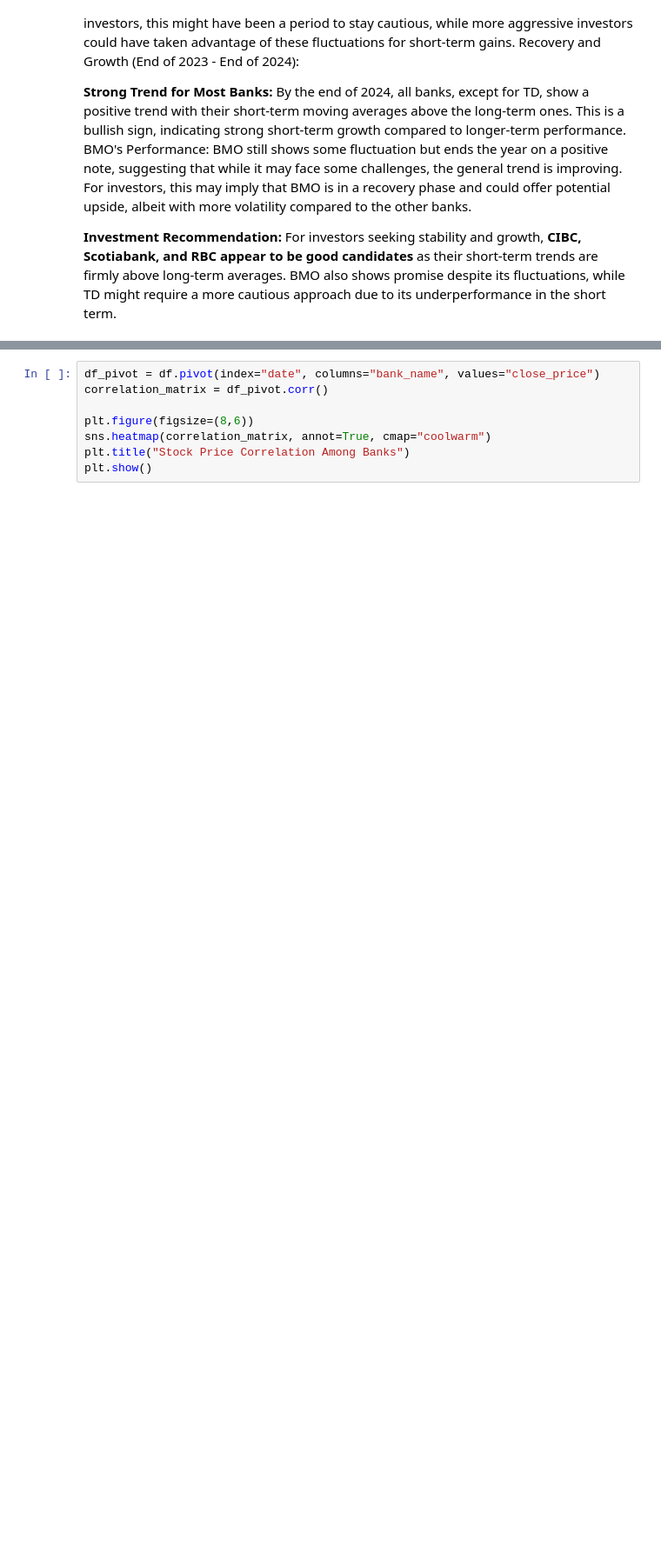
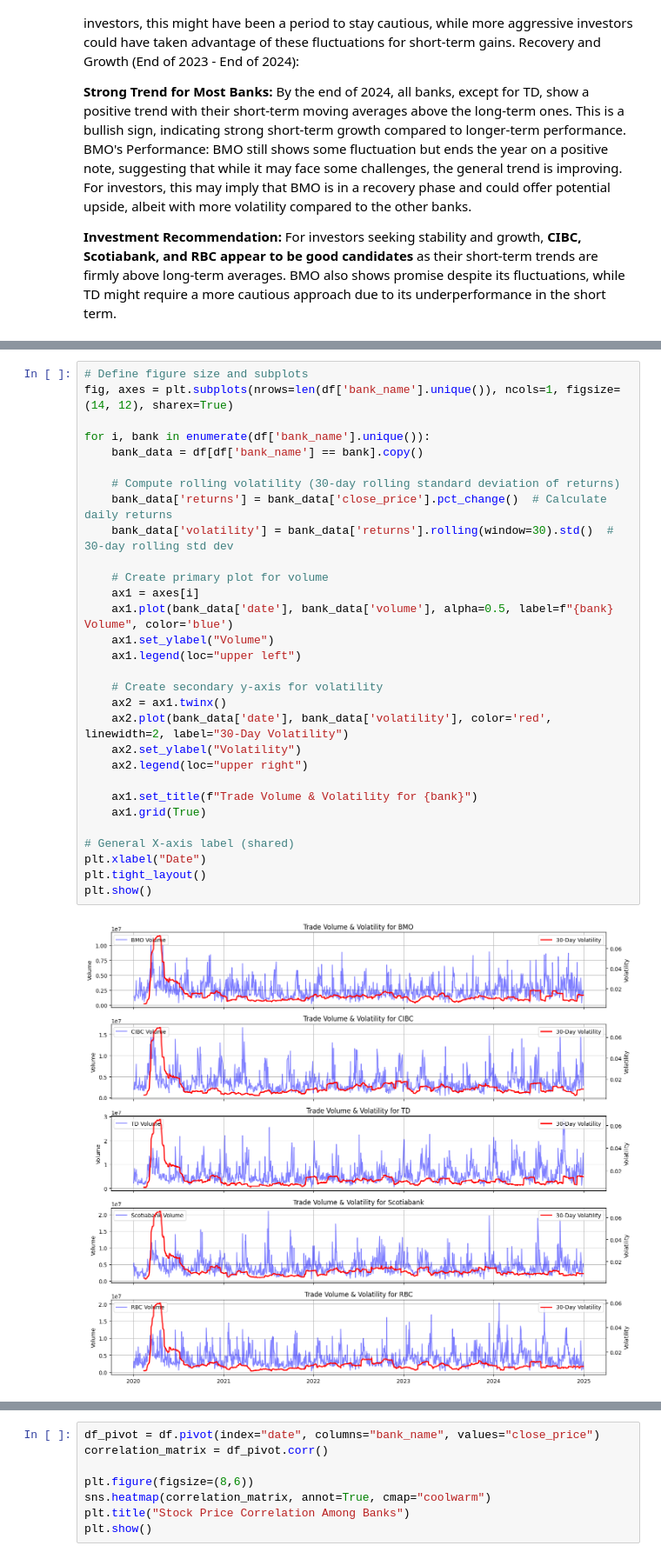
Before and after one commit to helenzhupnyk/canadian_banks_stock_data_analysis, a Jupyter notebook: data_analysis.ipynb, the cells around one changed output, grey strips where cells are left out. Shown at 87% size. Drawn from its saved outputs; the diff is of its cells as text; blank space fills up the shorter version.

```diff
--- a/data_analysis.ipynb
+++ b/data_analysis.ipynb
@@ -536,0 +602,32 @@ plt.show()
+# %%
+# Define figure size and subplots
+fig, axes = plt.subplots(nrows=len(df['bank_name'].unique()), ncols=1, figsize=(14, 12), sharex=True)
+
+for i, bank in enumerate(df['bank_name'].unique()):
+    bank_data = df[df['bank_name'] == bank].copy()
+
+    # Compute rolling volatility (30-day rolling standard deviation of returns)
+    bank_data['returns'] = bank_data['close_price'].pct_change()  # Calculate daily returns
+    bank_data['volatility'] = bank_data['returns'].rolling(window=30).std()  # 30-day rolling std dev
+
+    # Create primary plot for volume
+    ax1 = axes[i]
+    ax1.plot(bank_data['date'], bank_data['volume'], alpha=0.5, label=f"{bank} Volume", color='blue')
+    ax1.set_ylabel("Volume")
+    ax1.legend(loc="upper left")
+
+    # Create secondary y-axis for volatility
+    ax2 = ax1.twinx()
+    ax2.plot(bank_data['date'], bank_data['volatility'], color='red', linewidth=2, label="30-Day Volatility")
+    ax2.set_ylabel("Volatility")
+    ax2.legend(loc="upper right")
+
+    ax1.set_title(f"Trade Volume & Volatility for {bank}")
+    ax1.grid(True)
+
+# General X-axis label (shared)
+plt.xlabel("Date")
+plt.tight_layout()
+plt.show()
+# %% [output]
+[figure, added]
```
Also changed, not shown: parts of 18 cells of this notebook.
